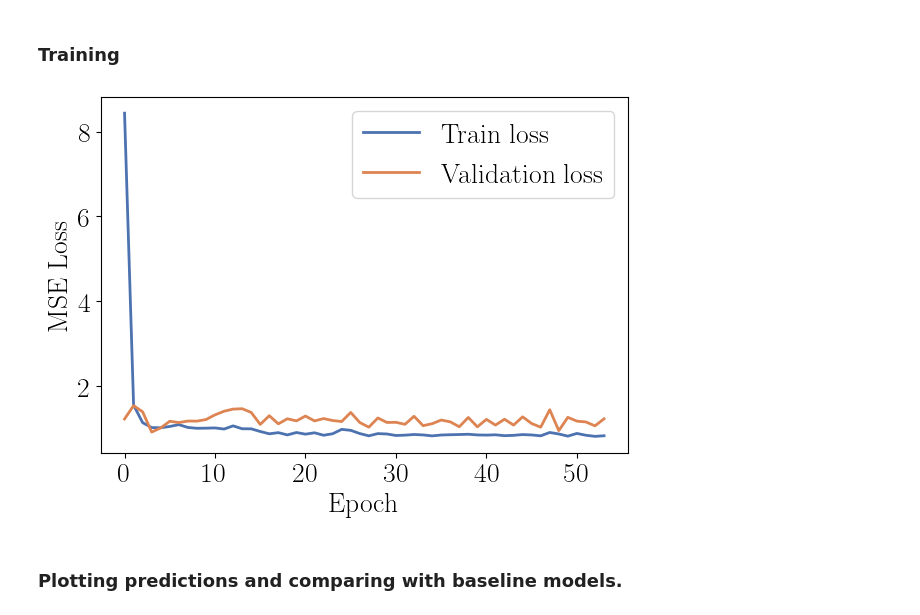
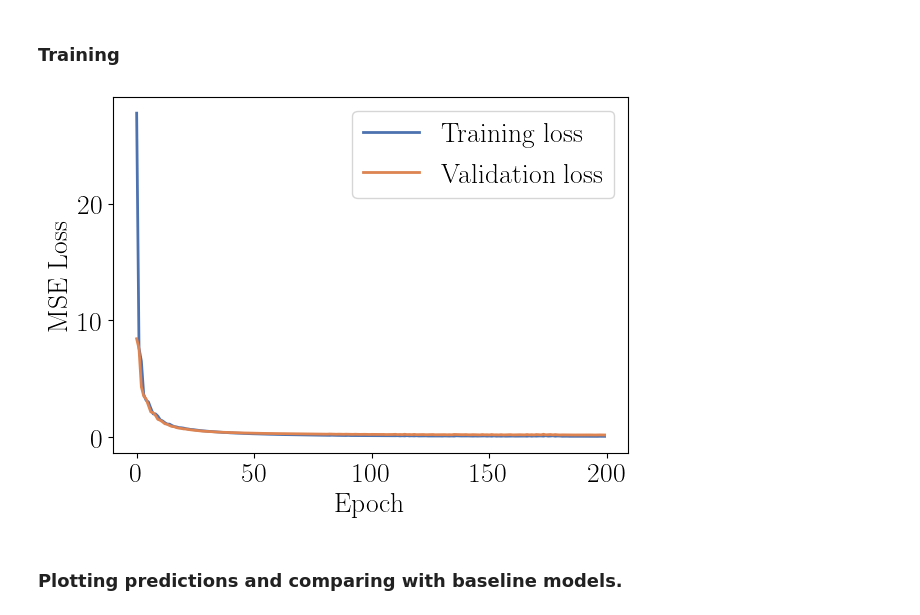
Before and after one commit to Luwen-Zhang/SNEnsemble, a Jupyter notebook: notebooks/main.ipynb, the cells around one changed output. Cells and saved outputs as stored; diff of their text form; code cells hidden in the pictures.

```diff
--- a/notebooks/main.ipynb
+++ b/notebooks/main.ipynb
@@ -106,10 +85,10 @@ trainer.feature_data
 ### Gaussian process-based Bayes hyperparameter optimization (Optional)
 # %% [markdown]
 ### Training
-# %%
-trainer.plot_loss()
-# %% [output]
-[figure, removed]
+# %%
+trainer.plot_loss(trainer.get_modelbase('ThisWork').train_ls, trainer.get_modelbase('ThisWork').val_ls)
+# %% [output]
+[figure, added]
 # %% [markdown]
 ### Plotting predictions and comparing with baseline models.
 # %%
```
Also changed, not shown: parts of 11 cells of this notebook, 2 other files.
